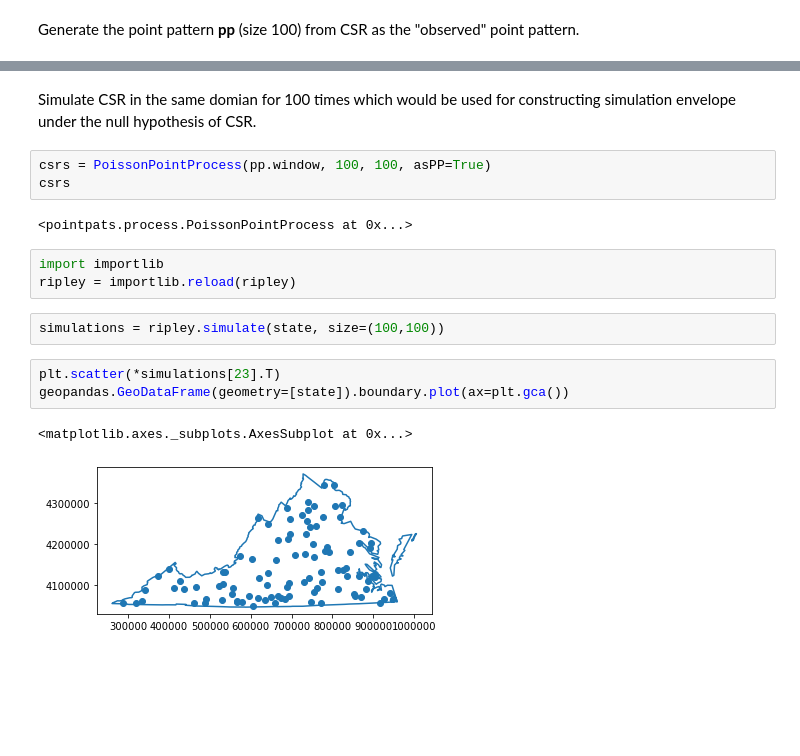
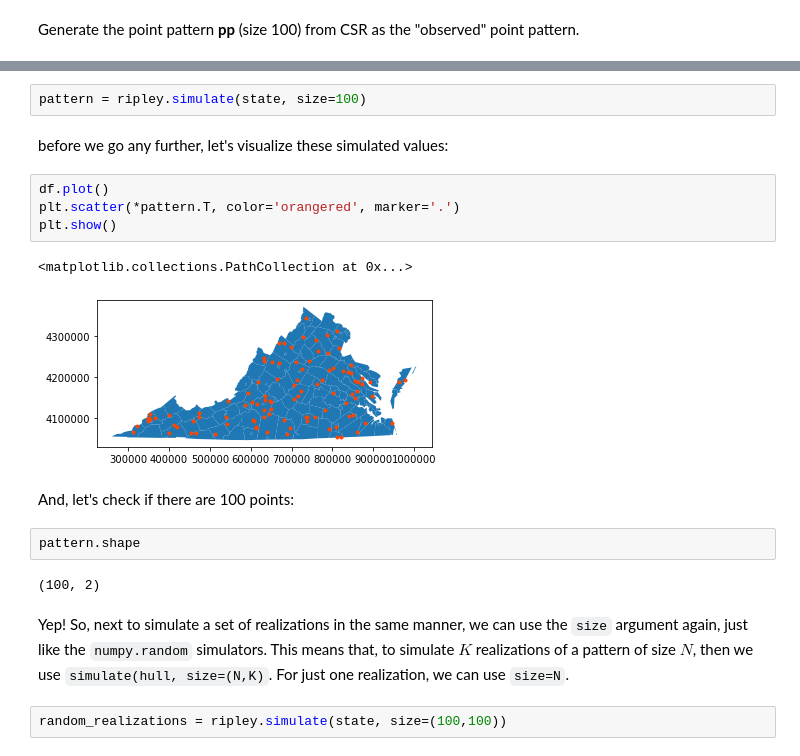
Before and after one commit to pysal/pointpats, a Jupyter notebook: notebooks/distance_statistics-numpy-oriented.ipynb, the cells around one changed output, grey strips where cells are left out. Saved outputs shown, nothing was run; the diff lists cells and outputs as text; blank space fills up the shorter version.

```diff
--- a/notebooks/distance_statistics-numpy-oriented.ipynb
+++ b/notebooks/distance_statistics-numpy-oriented.ipynb
@@ -524,18 +269,21 @@ pp.n
-# %% [markdown]
-Simulate CSR in the same domian for 100 times which would be used for constructing simulation envelope under the null hypothesis of CSR.
-# %%
-csrs = PoissonPointProcess(pp.window, 100, 100, asPP=True)
-csrs
-# %% [output]
-<pointpats.process.PoissonPointProcess at 0x...>
-# %%
-import importlib
-ripley = importlib.reload(ripley)
+# %%
+pattern = ripley.simulate(state, size=100)
+# %% [markdown]
+before we go any further, let's visualize these simulated values:
+# %%
+df.plot()
+plt.scatter(*pattern.T, color='orangered', marker='.')
+plt.show()
+# %% [output]
+<matplotlib.collections.PathCollection at 0x...>
+[figure, added]
+# %% [markdown]
+And, let's check if there are 100 points:
+# %%
+pattern.shape
+# %% [output]
+(100, 2)
+# %% [markdown]
+Yep! So, next to simulate a set of realizations in the same manner, we can use the `size` argument again, just like the `numpy.random` simulators. This means that, to simulate $K$ realizations of a pattern of size $N$, then we use `simulate(hull, size=(N,K)`. For just one realization, we can use `size=N`.
 # %%
-simulations = ripley.simulate(state, size=(100,100))
+random_realizations = ripley.simulate(state, size=(100,100))
-# %%
-plt.scatter(*simulations[23].T)
-geopandas.GeoDataFrame(geometry=[state]).boundary.plot(ax=plt.gca())
-# %% [output]
-<matplotlib.axes._subplots.AxesSubplot at 0x...>
-[figure, removed]
```
Also changed, not shown: parts of 63 cells of this notebook.
